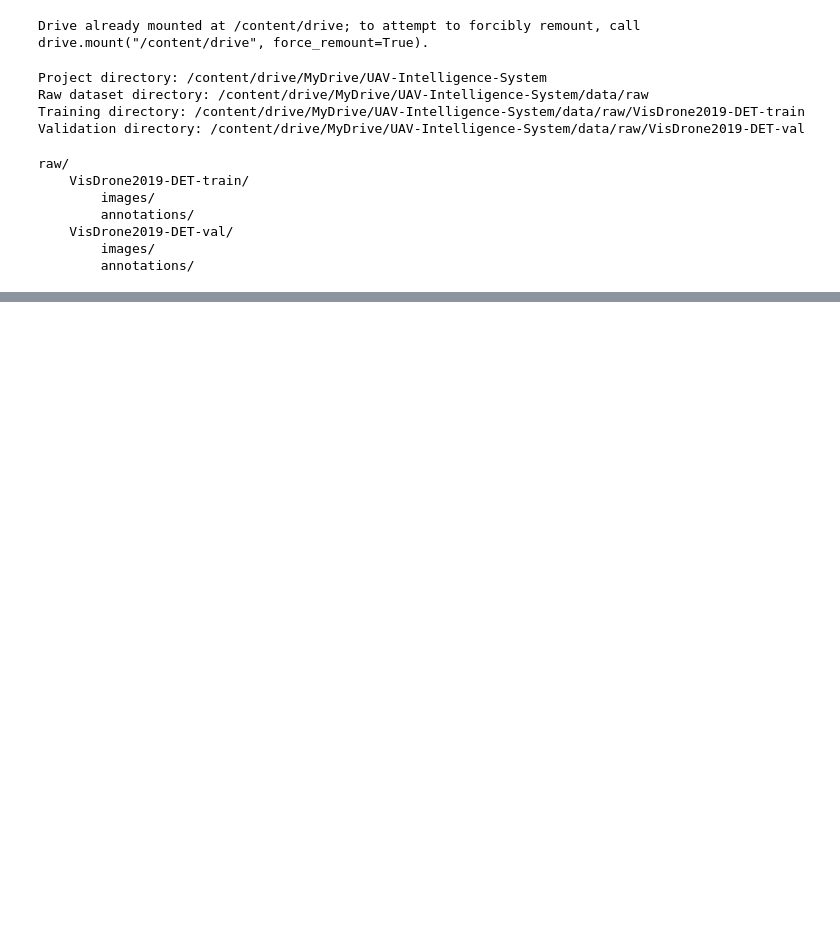
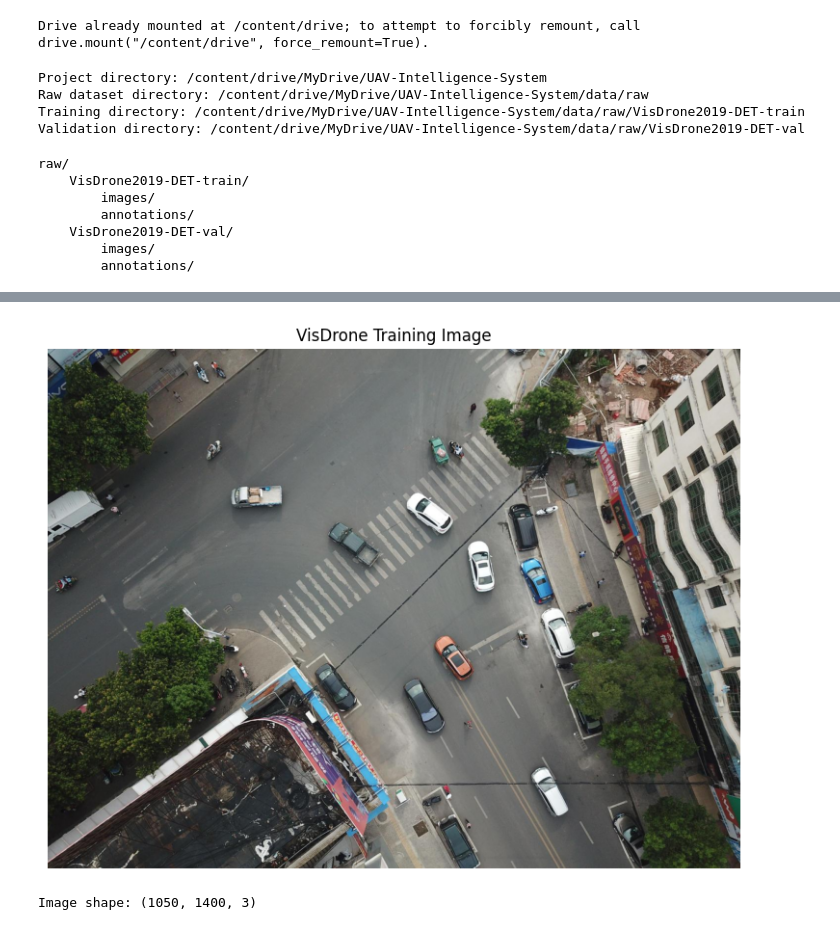
Before and after one commit to Tdhairya2325/UAV-Intelligence-System, a Jupyter notebook: notebooks/01_data_collection.ipynb, the cells around one changed output, grey strips where cells are left out. Cells and saved outputs as stored; diff of their text form; code cells hidden in the pictures; blank space fills up the shorter version.

```diff
--- a/notebooks/01_data_collection.ipynb
+++ b/notebooks/01_data_collection.ipynb
@@ -43,0 +70,24 @@ raw/
+# %%
+import cv2
+import matplotlib.pyplot as plt
+
+train_images = glob.glob(
+    os.path.join(TRAIN_DIR, "images", "*.jpg")
+)
+
+image_path = train_images[0]
+
+image = cv2.imread(image_path)
+
+image = cv2.cvtColor(image, cv2.COLOR_BGR2RGB)
+
+plt.figure(figsize=(12, 7))
+plt.imshow(image)
+plt.title("VisDrone Training Image")
+plt.axis("off")
+plt.show()
+
+print("Image shape:", image.shape)
+# %% [output]
+[figure, added]
+Image shape: (1050, 1400, 3)
```
Also changed, not shown: parts of 2 cells of this notebook.
